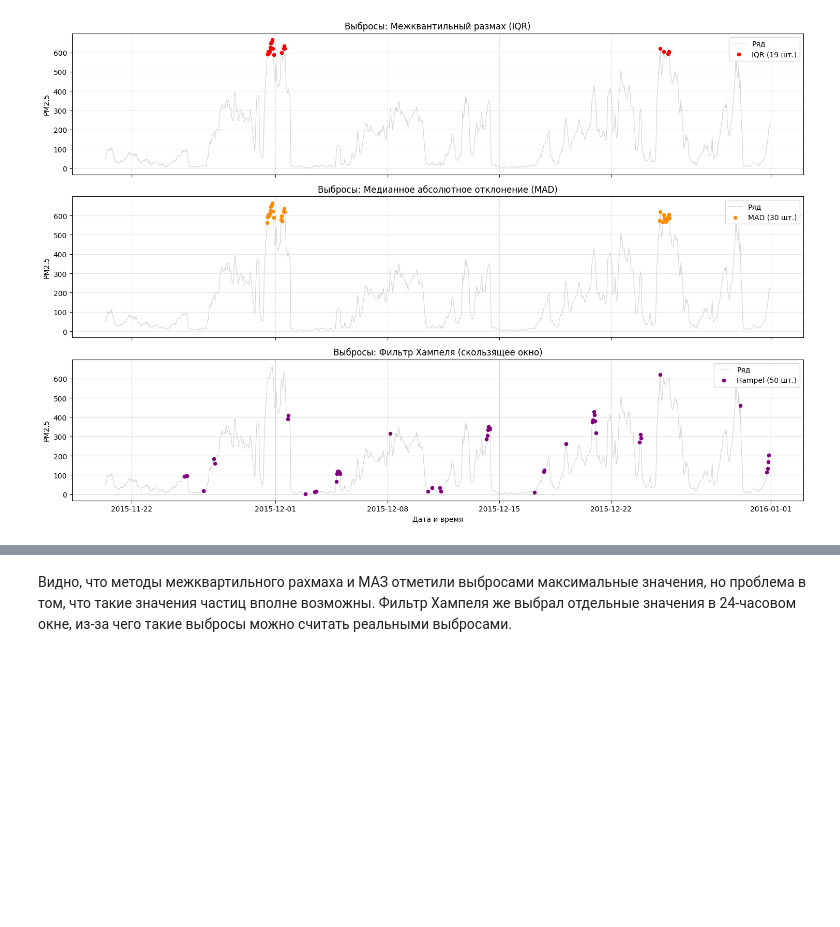
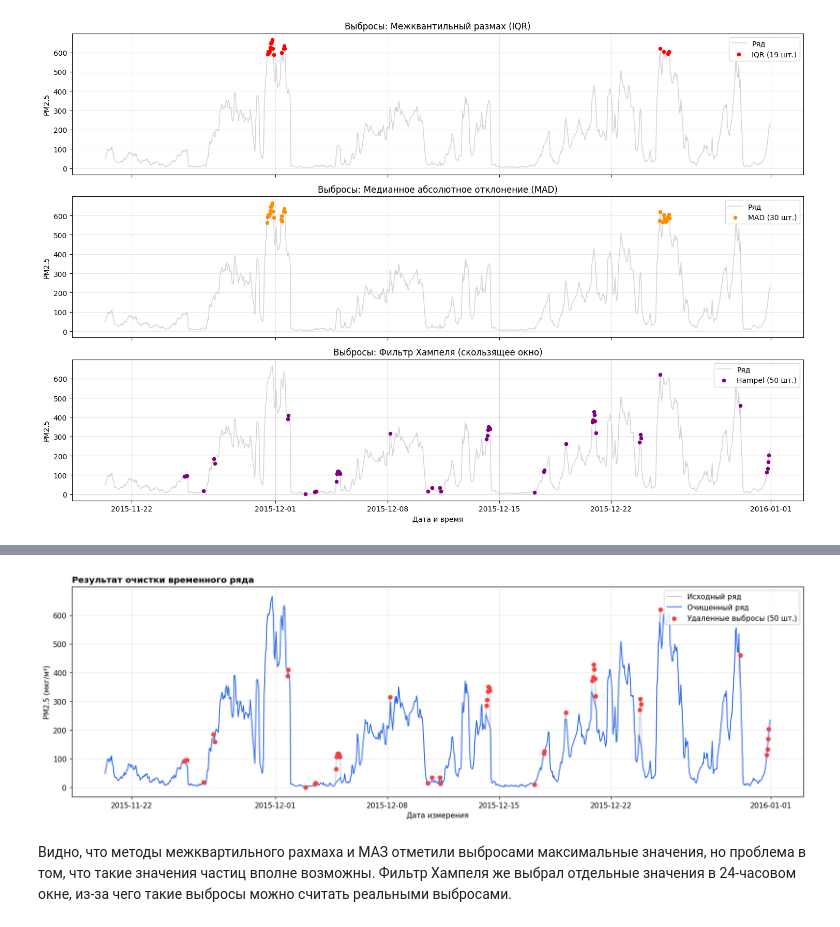
Before and after one commit to gladiat0r1337/labs_7term, a Jupyter notebook: km1(1).ipynb, the cells around one changed output, grey strips where cells are left out. Drawn from its saved outputs; the diff is of its cells as text; code cells hidden in the pictures; blank space fills up the shorter version.

```diff
--- a/km1(1).ipynb
+++ b/km1(1).ipynb
@@ -82,3 +125,0 @@ final_df.drop('Iprec', axis=1, inplace=True)
-# %%
-final_df['PM_US Post'] = final_df['PM_US Post'].interpolate(method='time', limit=7)
-#интерполировали пропущенные значение не длинее 7 часов подряд, т.к. показания датчиков не должны сильно отличатся в течении короткого времени(1-3 часов)
@@ -96,0 +173,2 @@ dtype: int64
+# %%
+series = series.interpolate(method='time', limit=7)
@@ -185,8 +259,7 @@ def hampel_filter(series, window_size=25, n_sigmas=3):
     outliers_mask3 = rolling_diff > threshold
     return outliers_mask3, rolling_median
 # %%
-col = 'PM_US Post'
-outliers_mask3, local_medians = hampel_filter(final_df[col], window_size=25, n_sigmas=3)
+outliers_mask3, local_medians = hampel_filter(series, window_size=25, n_sigmas=3)
 outliers = final_df[outliers_mask3]
 print(f"Найдено выбросов фильтром Хампеля: {len(outliers)}")
 # %% [output]
@@ -270,0 +304,9 @@ print(f"Выбросов после очистки: {after_count}")
+# %%
+
+series_cleaned = series.copy()
+series_cleaned[outliers_mask3] = np.nan
+series_cleaned = series_cleaned.interpolate(method='time')
+series_cleaned = series_cleaned.bfill().ffill()
+final_df['PM_cleaned'] = series_cleaned
+print(f"Заменено выбросов: {outliers_mask3.sum()}")
+print(f"Осталось пропусков после интерполяции: {series_cleaned.isna().sum()}")
@@ -271,2 +321,18 @@ print(f"Выбросов после очистки: {after_count}")
+# %%
+plt.figure(figsize=(15, 5), dpi=110)
+plt.plot(series.index, series, color='#94a3b8', linewidth=1, label='Исходный ряд', alpha=0.7)
+plt.plot(series_cleaned.index, series_cleaned, color='#2563eb', linewidth=1.2, label='Очищенный ряд')
+plt.scatter(series.index[outliers_mask3], series[outliers_mask3],
+            color='#ef4444', s=30, label=f'Удаленные выбросы ({outliers_mask3.sum()} шт.)', zorder=4)
+
+plt.title('Результат очистки временного ряда', fontsize=12, fontweight='bold', loc='left')
+plt.xlabel('Дата измерения')
+plt.ylabel('PM2.5 (мкг/м³)')
+plt.grid(True, linestyle='--', alpha=0.4)
+plt.legend(loc='upper right')
+plt.tight_layout()
+plt.show()
+# %% [output]
+[figure, added]
 # %% [markdown]
 Видно, что методы межквартильного рахмаха и МАЗ отметили выбросами максимальные значения, но проблема в том, что такие значения частиц вполне возможны. Фильтр Хампеля же выбрал отдельные значения в 24-часовом окне, из-за чего такие выбросы можно считать реальными выбросами.
```
Also changed, not shown: parts of 37 cells of this notebook.
